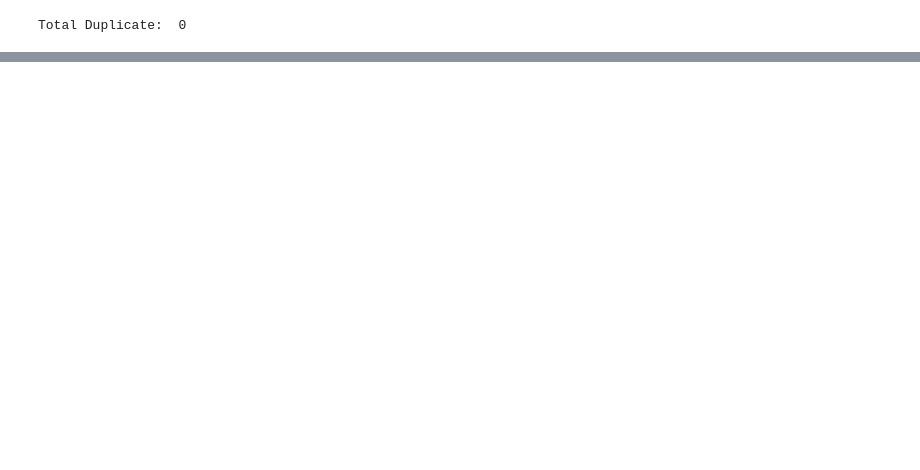
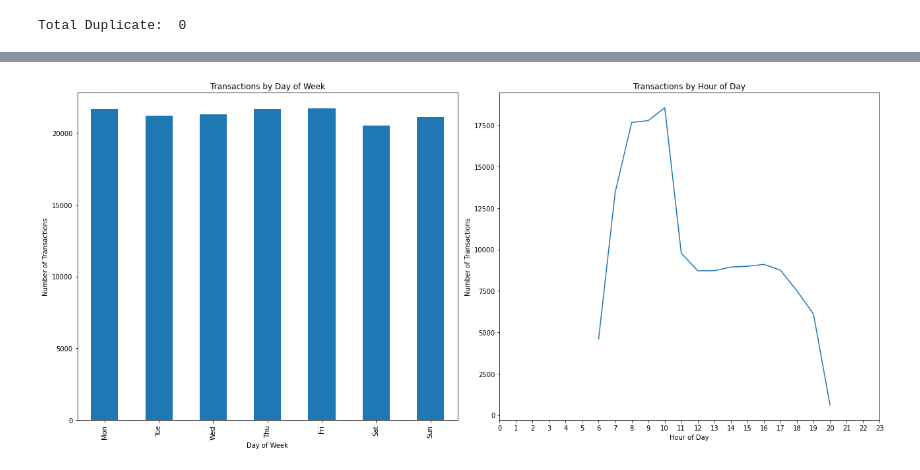
Before and after one commit to zainhaidar16/Coffee-Shop-Dashboard, a Jupyter notebook: Coffe Shop Sales Analysis.ipynb, the cells around one changed output, grey strips where cells are left out. Cells and saved outputs as stored; diff of their text form; code cells hidden in the pictures; blank space fills up the shorter version.

```diff
--- a/Coffe Shop Sales Analysis.ipynb
+++ b/Coffe Shop Sales Analysis.ipynb
@@ -54,0 +204,31 @@ coffee_sales_data.to_excel(processed_file_path, index=False)
+# %%
+# Grouping data by Day of Week and counting transactions
+transactions_by_day = coffee_sales_processed.groupby('Day of Week')['transaction_id'].count()
+
+# Sorting the days of the week in the correct order
+ordered_days = ['Mon', 'Tue', 'Wed', 'Thu', 'Fri', 'Sat', 'Sun']
+transactions_by_day = transactions_by_day.reindex(ordered_days)
+
+# Grouping data by Hour of Day and counting transactions
+transactions_by_hour = coffee_sales_processed.groupby('Hour')['transaction_id'].count()
+
+# Plotting
+plt.figure(figsize=(18, 8))
+
+# Transactions by Day of Week
+plt.subplot(1, 2, 1)
+transactions_by_day.plot(kind='bar', title='Transactions by Day of Week')
+plt.xlabel('Day of Week')
+plt.ylabel('Number of Transactions')
+
+# Transactions by Hour of Day
+plt.subplot(1, 2, 2)
+transactions_by_hour.plot(kind='line', title='Transactions by Hour of Day')
+plt.xlabel('Hour of Day')
+plt.ylabel('Number of Transactions')
+plt.xticks(range(0, 24))  # Setting x-axis ticks for each hour
+
+plt.tight_layout()
+plt.show()
+# %% [output]
+[figure, added]
```
Also changed, not shown: parts of 13 cells of this notebook, 1 other file.
